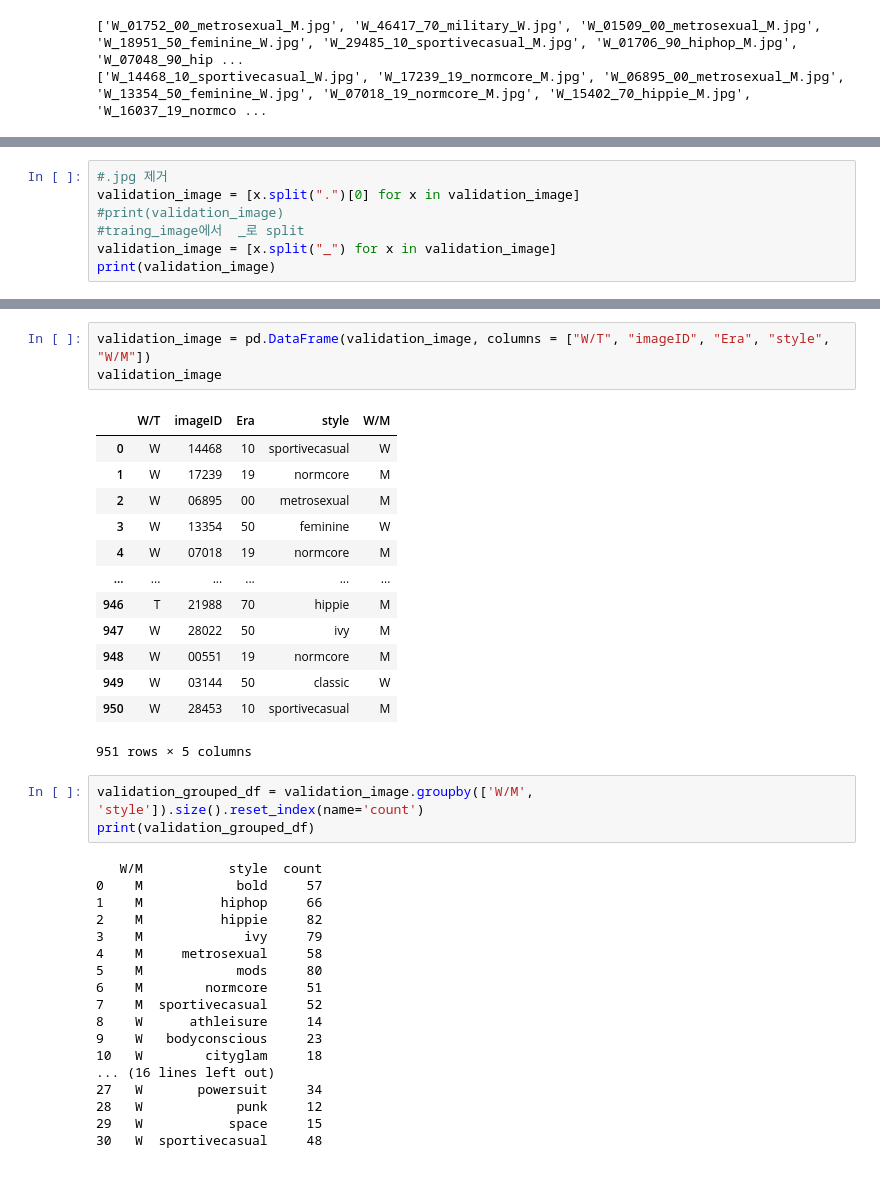
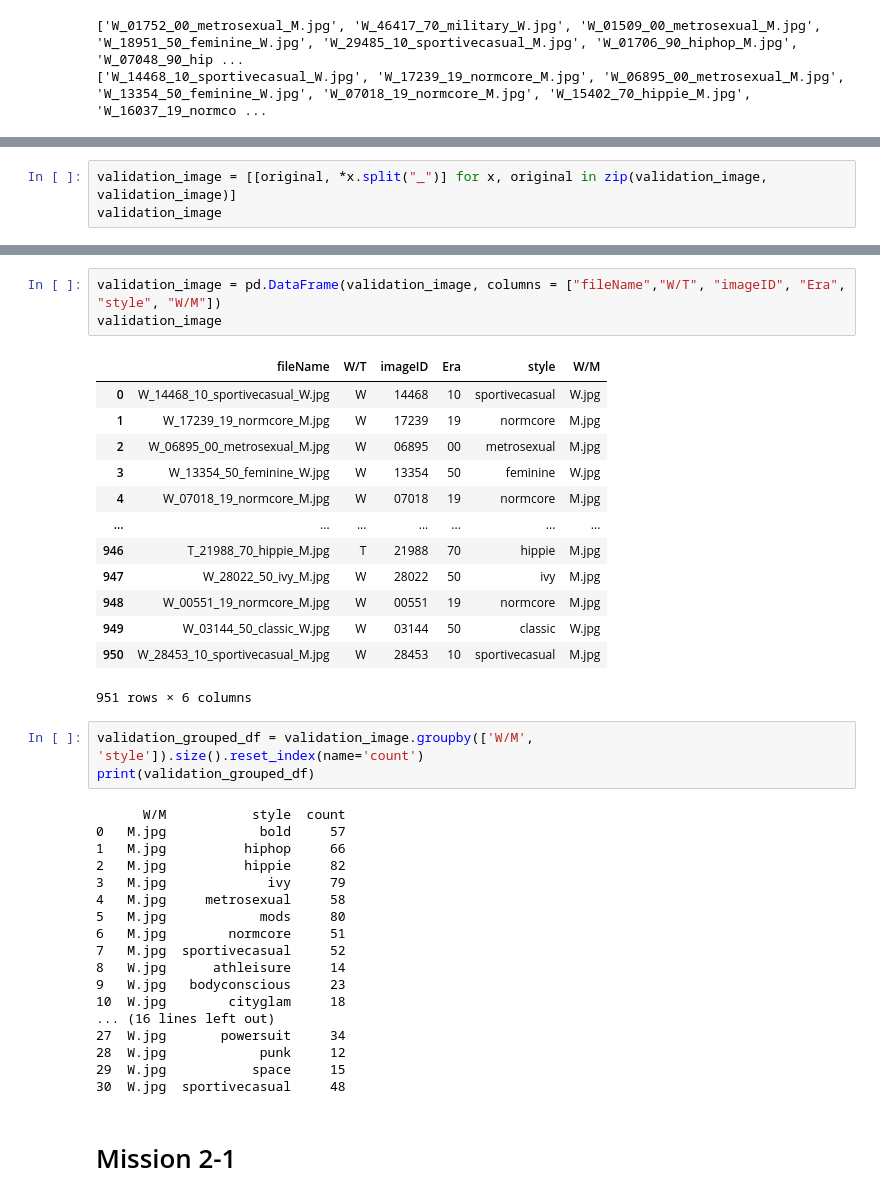
Before and after one commit to teto-ri/data_creator2024, a Jupyter notebook: jinu.ipynb, the cells around one changed output, grey strips where cells are left out. Cells and saved outputs as stored; diff of their text form.

Commit message:
missions

```diff
--- a/jinu.ipynb
+++ b/jinu.ipynb
@@ -20,7 +12,0 @@ print(training_image)
-# %%
-#.jpg 제거
-validation_image = [x.split(".")[0] for x in validation_image]
-#print(validation_image)
-#traing_image에서  _로 split
-validation_image = [x.split("_") for x in validation_image]
-print(validation_image)
@@ -28,0 +34,3 @@ print(validation_image)
+# %%
+validation_image = [[original, *x.split("_")] for x, original in zip(validation_image, validation_image)]
+validation_image
@@ -75,38 +97,40 @@ print(train_grouped_df)
 # %%
-validation_image = pd.DataFrame(validation_image, columns = ["W/T", "imageID", "Era", "style", "W/M"])
+validation_image = pd.DataFrame(validation_image, columns = ["fileName","W/T", "imageID", "Era", "style", "W/M"])
 validation_image
 # %% [output]
-|  | W/T | imageID | Era | style | W/M |
-| 0 | W | 14468 | 10 | sportivecasual | W |
-| 1 | W | 17239 | 19 | normcore | M |
-| 2 | W | 06895 | 00 | metrosexual | M |
-| 3 | W | 13354 | 50 | feminine | W |
-| 4 | W | 07018 | 19 | normcore | M |
-| ... | ... | ... | ... | ... | ... |
-| 946 | T | 21988 | 70 | hippie | M |
-| 947 | W | 28022 | 50 | ivy | M |
-| 948 | W | 00551 | 19 | normcore | M |
-| 949 | W | 03144 | 50 | classic | W |
-| 950 | W | 28453 | 10 | sportivecasual | M |
+|  | fileName | W/T | imageID | Era | style | W/M |
+| 0 | W_14468_10_sportivecasual_W.jpg | W | 14468 | 10 | sportivecasual | W.jpg |
+| 1 | W_17239_19_normcore_M.jpg | W | 17239 | 19 | normcore | M.jpg |
+| 2 | W_06895_00_metrosexual_M.jpg | W | 06895 | 00 | metrosexual | M.jpg |
+| 3 | W_13354_50_feminine_W.jpg | W | 13354 | 50 | feminine | W.jpg |
+| 4 | W_07018_19_normcore_M.jpg | W | 07018 | 19 | normcore | M.jpg |
+| ... | ... | ... | ... | ... | ... | ... |
+| 946 | T_21988_70_hippie_M.jpg | T | 21988 | 70 | hippie | M.jpg |
+| 947 | W_28022_50_ivy_M.jpg | W | 28022 | 50 | ivy | M.jpg |
+| 948 | W_00551_19_normcore_M.jpg | W | 00551 | 19 | normcore | M.jpg |
+| 949 | W_03144_50_classic_W.jpg | W | 03144 | 50 | classic | W.jpg |
+| 950 | W_28453_10_sportivecasual_M.jpg | W | 28453 | 10 | sportivecasual | M.jpg |
-951 rows × 5 columns
+951 rows × 6 columns
 # %%
 validation_grouped_df = validation_image.groupby(['W/M', 'style']).size().reset_index(name='count')
 print(validation_grouped_df)
 # %% [output]
-   W/M           style  count
-0    M            bold     57
-1    M          hiphop     66
-2    M          hippie     82
-3    M             ivy     79
-4    M     metrosexual     58
-5    M            mods     80
-6    M        normcore     51
-7    M  sportivecasual     52
-8    W      athleisure     14
-9    W   bodyconscious     23
-10   W        cityglam     18
+      W/M           style  count
+0   M.jpg            bold     57
+1   M.jpg          hiphop     66
+2   M.jpg          hippie     82
+3   M.jpg             ivy     79
+4   M.jpg     metrosexual     58
+5   M.jpg            mods     80
+6   M.jpg        normcore     51
+7   M.jpg  sportivecasual     52
+8   W.jpg      athleisure     14
+9   W.jpg   bodyconscious     23
+10  W.jpg        cityglam     18
 ... (16 lines left out)
-27   W       powersuit     34
-28   W            punk     12
-29   W           space     15
-30   W  sportivecasual     48
+27  W.jpg       powersuit     34
+28  W.jpg            punk     12
+29  W.jpg           space     15
+30  W.jpg  sportivecasual     48
+# %% [markdown]
+# Mission 2-1
```
Also changed, not shown: parts of 24 cells of this notebook.
